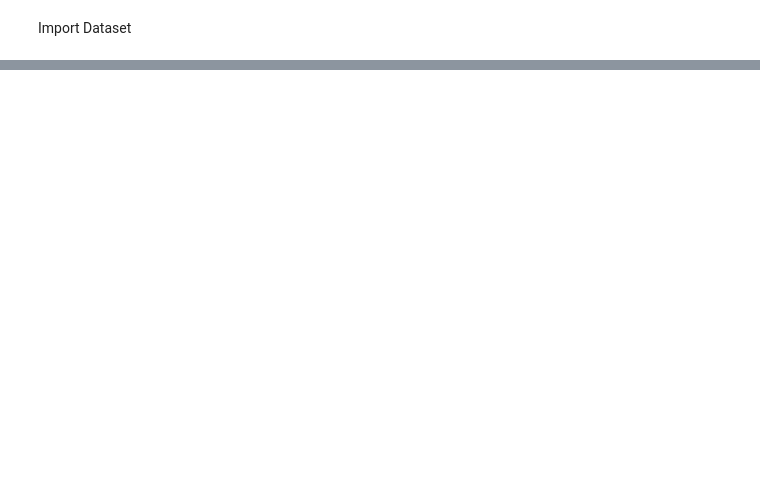
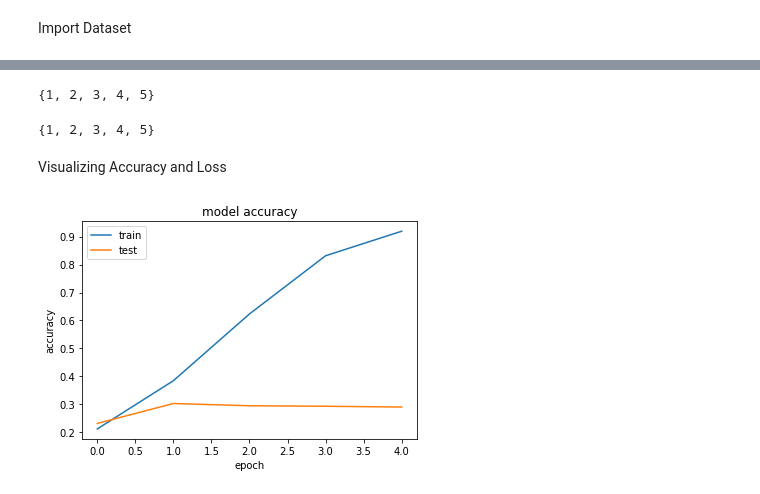
Before and after one commit to EricCallaway/COSC_5313_homework_7, a Jupyter notebook: AI_homework_7_RNN_LSTM_model.ipynb, the cells around one changed output, grey strips where cells are left out. Saved outputs shown, nothing was run; the diff lists cells and outputs as text; code cells hidden in the pictures; blank space fills up the shorter version.

Commit message:
[ADD] Got the model to work, but is overfitting.

```diff
--- a/AI_homework_7_RNN_LSTM_model.ipynb
+++ b/AI_homework_7_RNN_LSTM_model.ipynb
@@ -97,0 +295,4 @@ with open (train_path, 'r') as c:
+# %%
+x_train, x_rem, y_train, y_rem = train_test_split(x_res,y_res, train_size=0.7, random_state=1337, stratify=y_res)
+
+x_val, x_test, y_val, y_test = train_test_split(x_rem,y_rem, test_size=0.5, random_state=1337, stratify=y_rem)
@@ -97,0 +301,12 @@ with open (train_path, 'r') as c:
+# %%
+vocab_size = 15000
+embedding_dim = 64
+max_length = 200
+
+
+model = Sequential([
+        Embedding(vocab_size, embedding_dim),
+        Bidirectional(LSTM(embedding_dim)),
+        Dense(embedding_dim, activation='relu'),
+        Dense(6, activation='softmax')
+])
@@ -97,0 +315,2 @@ with open (train_path, 'r') as c:
+# %%
+model.compile(loss = 'sparse_categorical_crossentropy', optimizer='adam', metrics=['accuracy'])
@@ -97,0 +342,14 @@ with open (train_path, 'r') as c:
+# %%
+epochs=5
+batch_size=32
+
+# fit the model
+history = model.fit(
+  x_train,
+  y_train,
+  validation_data=(x_val,y_val),
+  epochs=epochs,
+  batch_size=batch_size,
+  shuffle=True,
+  verbose='auto'
+  )
@@ -97,0 +367,21 @@ with open (train_path, 'r') as c:
+# %%
+print(set(df.truth))
+# %% [output]
+{1, 2, 3, 4, 5}
+# %%
+print(set(y_train))
+# %% [output]
+{1, 2, 3, 4, 5}
+# %% [markdown]
+Visualizing Accuracy and Loss
+# %%
+#Summarizing History for Accuracy
+plt.plot(history.history['accuracy'])
+plt.plot(history.history['val_accuracy'])
+plt.title('model accuracy')
+plt.ylabel('accuracy')
+plt.xlabel('epoch')
+plt.legend(['train', 'test'], loc='upper left')
+plt.show()
+# %% [output]
+[figure, added]
```
Also changed, not shown: parts of 49 cells of this notebook.
